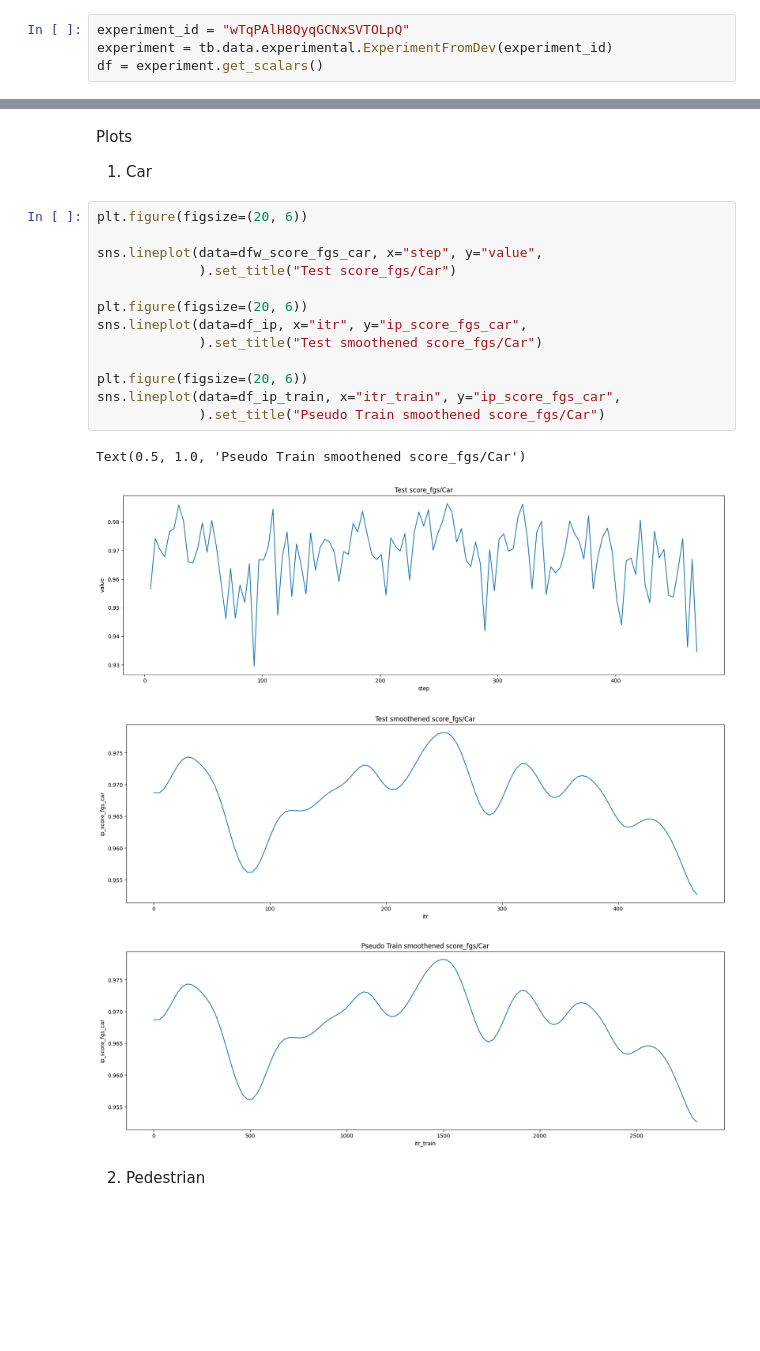
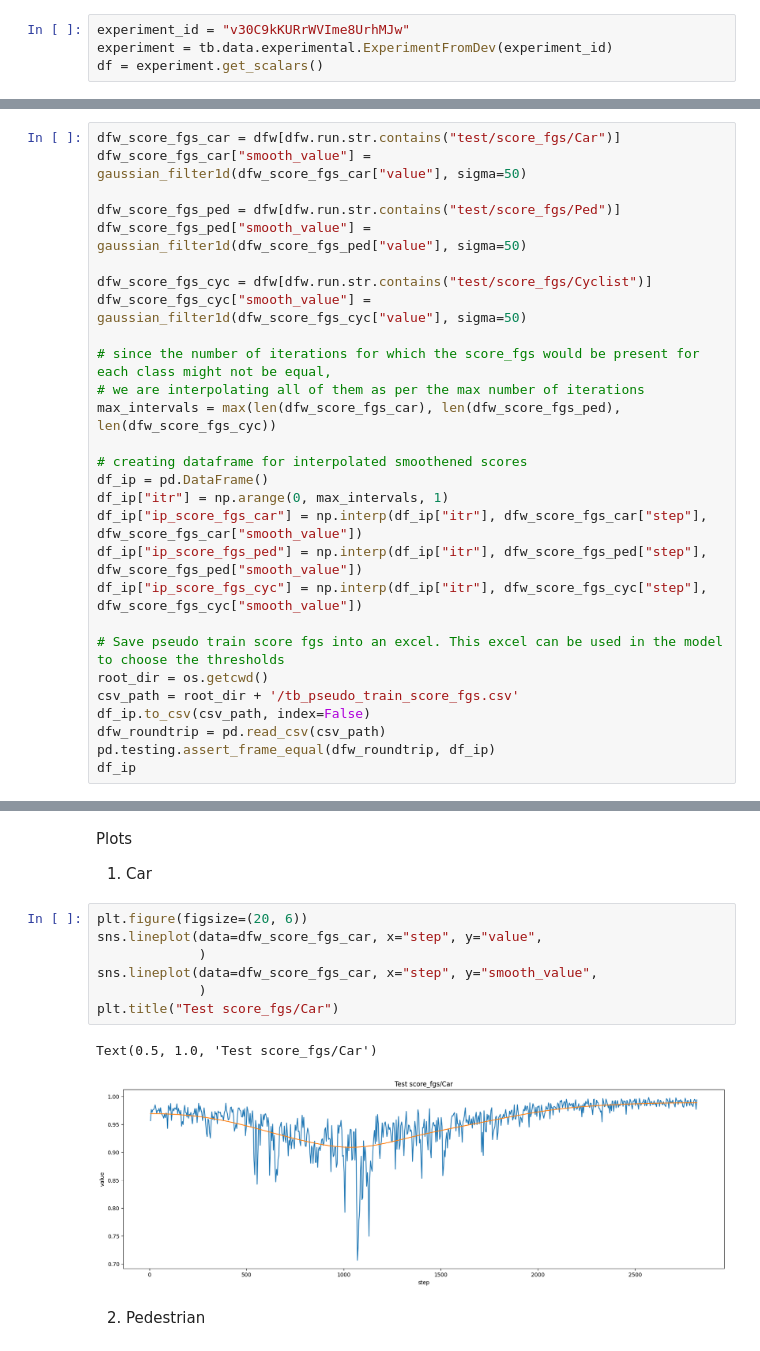
Before and after one commit to fnozarian/OpenPCDet, a Jupyter notebook: tb_extractor/tb_extractor.ipynb, the cells around one changed output, grey strips where cells are left out. Cells and saved outputs as stored; diff of their text form; blank space fills up the shorter version.

Commit message:
DA-15 Bugfix: Avoid extra interpolation for test time score_fgs

```diff
--- a/tb_extractor/tb_extractor.ipynb
+++ b/tb_extractor/tb_extractor.ipynb
@@ -20,7 +21,7 @@ warnings.filterwarnings('ignore')
 # %% [markdown]
 Fetch the values of the TB logs for a particular experiment using its experiment ID in tensorboard dev.
 # %%
-experiment_id = "wTqPAlH8QyqGCNxSVTOLpQ"
+experiment_id = "v30C9kKURrWVIme8UrhMJw"
 experiment = tb.data.experimental.ExperimentFromDev(experiment_id)
 df = experiment.get_scalars()
 # %% [markdown]
@@ -77,0 +39,28 @@ pd.testing.assert_frame_equal(dfw_roundtrip, df_ip_train)
+# %%
+dfw_score_fgs_car = dfw[dfw.run.str.contains("test/score_fgs/Car")]
+dfw_score_fgs_car["smooth_value"] = gaussian_filter1d(dfw_score_fgs_car["value"], sigma=50)
+
+dfw_score_fgs_ped = dfw[dfw.run.str.contains("test/score_fgs/Ped")]
+dfw_score_fgs_ped["smooth_value"] = gaussian_filter1d(dfw_score_fgs_ped["value"], sigma=50)
+
+dfw_score_fgs_cyc = dfw[dfw.run.str.contains("test/score_fgs/Cyclist")]
+dfw_score_fgs_cyc["smooth_value"] = gaussian_filter1d(dfw_score_fgs_cyc["value"], sigma=50)
+
+# since the number of iterations for which the score_fgs would be present for each class might not be equal,
+# we are interpolating all of them as per the max number of iterations
+max_intervals = max(len(dfw_score_fgs_car), len(dfw_score_fgs_ped), len(dfw_score_fgs_cyc))
+
+# creating dataframe for interpolated smoothened scores
+df_ip = pd.DataFrame()
+df_ip["itr"] = np.arange(0, max_intervals, 1)
+df_ip["ip_score_fgs_car"] = np.interp(df_ip["itr"], dfw_score_fgs_car["step"], dfw_score_fgs_car["smooth_value"])
+df_ip["ip_score_fgs_ped"] = np.interp(df_ip["itr"], dfw_score_fgs_ped["step"], dfw_score_fgs_ped["smooth_value"])
+df_ip["ip_score_fgs_cyc"] = np.interp(df_ip["itr"], dfw_score_fgs_cyc["step"], dfw_score_fgs_cyc["smooth_value"])
+
+# Save pseudo train score fgs into an excel. This excel can be used in the model to choose the thresholds
+root_dir = os.getcwd()
+csv_path = root_dir + '/tb_pseudo_train_score_fgs.csv'
+df_ip.to_csv(csv_path, index=False)
+dfw_roundtrip = pd.read_csv(csv_path)
+pd.testing.assert_frame_equal(dfw_roundtrip, df_ip)
+df_ip
@@ -78,23 +81,15 @@ pd.testing.assert_frame_equal(dfw_roundtrip, df_ip_train)
 # %% [markdown]
 Plots
 1. Car
-# %%
-plt.figure(figsize=(20, 6))
-
-sns.lineplot(data=dfw_score_fgs_car, x="step", y="value",
-             ).set_title("Test score_fgs/Car")
-
-plt.figure(figsize=(20, 6))
-sns.lineplot(data=df_ip, x="itr", y="ip_score_fgs_car",
-             ).set_title("Test smoothened score_fgs/Car")
-
-plt.figure(figsize=(20, 6))
-sns.lineplot(data=df_ip_train, x="itr_train", y="ip_score_fgs_car",
-             ).set_title("Pseudo Train smoothened score_fgs/Car")
-# %% [output]
-Text(0.5, 1.0, 'Pseudo Train smoothened score_fgs/Car')
-[figure, removed]
-[figure, removed]
-[figure, removed]
+# %%
+plt.figure(figsize=(20, 6))
+sns.lineplot(data=dfw_score_fgs_car, x="step", y="value",
+             )
+sns.lineplot(data=dfw_score_fgs_car, x="step", y="smooth_value",
+             )
+plt.title("Test score_fgs/Car")
+# %% [output]
+Text(0.5, 1.0, 'Test score_fgs/Car')
+[figure, added]
 # %% [markdown]
 2. Pedestrian
```
Also changed, not shown: parts of 10 cells of this notebook, 3 other files.
